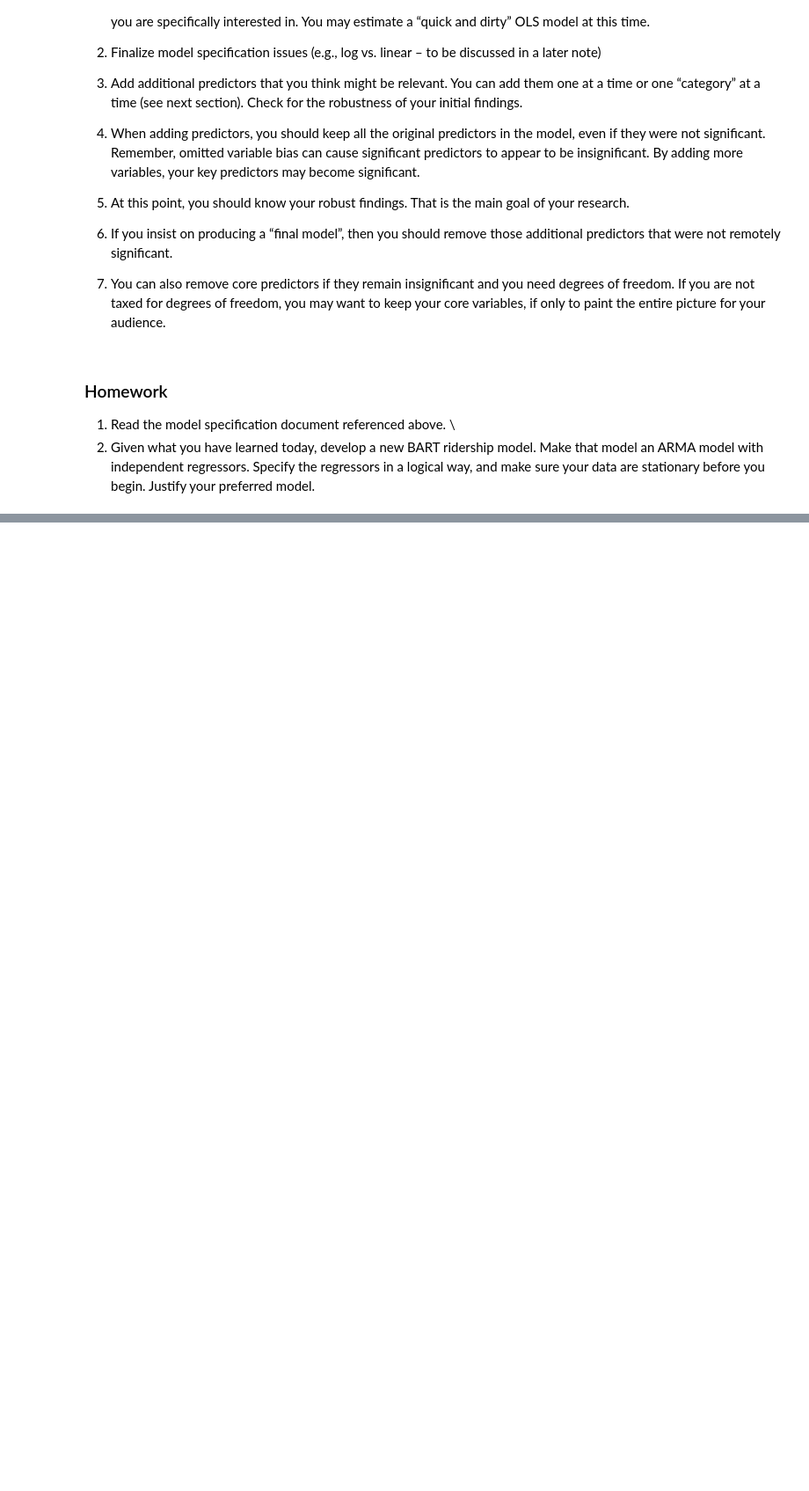
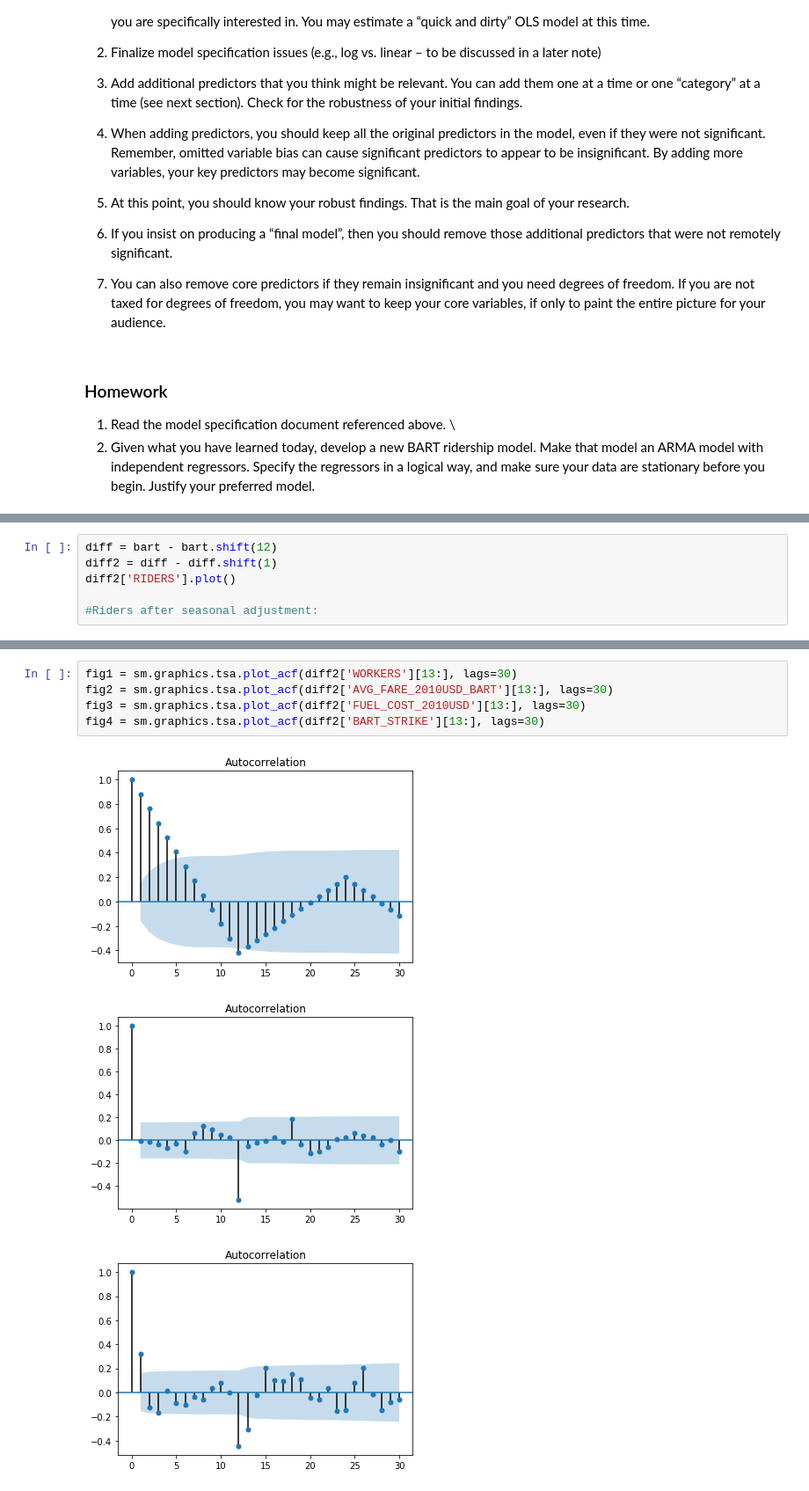
Before and after one commit to ShraddhaSagar/ce599, a Jupyter notebook: 24-Three Cs/Three Cs.ipynb, the cells around one changed output, grey strips where cells are left out. Shown at 88% size. Drawn from its saved outputs; the diff is of its cells as text; blank space fills up the shorter version.

```diff
--- a/24-Three Cs/Three Cs.ipynb
+++ b/24-Three Cs/Three Cs.ipynb
@@ -293,0 +354,6 @@ They suggest:
+# %%
+diff = bart - bart.shift(12)
+diff2 = diff - diff.shift(1)
+diff2['RIDERS'].plot()
+
+#Riders after seasonal adjustment:
@@ -293,0 +363,9 @@ They suggest:
+# %%
+fig1 = sm.graphics.tsa.plot_acf(diff2['WORKERS'][13:], lags=30)
+fig2 = sm.graphics.tsa.plot_acf(diff2['AVG_FARE_2010USD_BART'][13:], lags=30)
+fig3 = sm.graphics.tsa.plot_acf(diff2['FUEL_COST_2010USD'][13:], lags=30)
+fig4 = sm.graphics.tsa.plot_acf(diff2['BART_STRIKE'][13:], lags=30)
+# %% [output]
+[figure, added]
+[figure, added]
+[figure, added]
```
Also changed, not shown: parts of 12 cells of this notebook, 2 other files.
